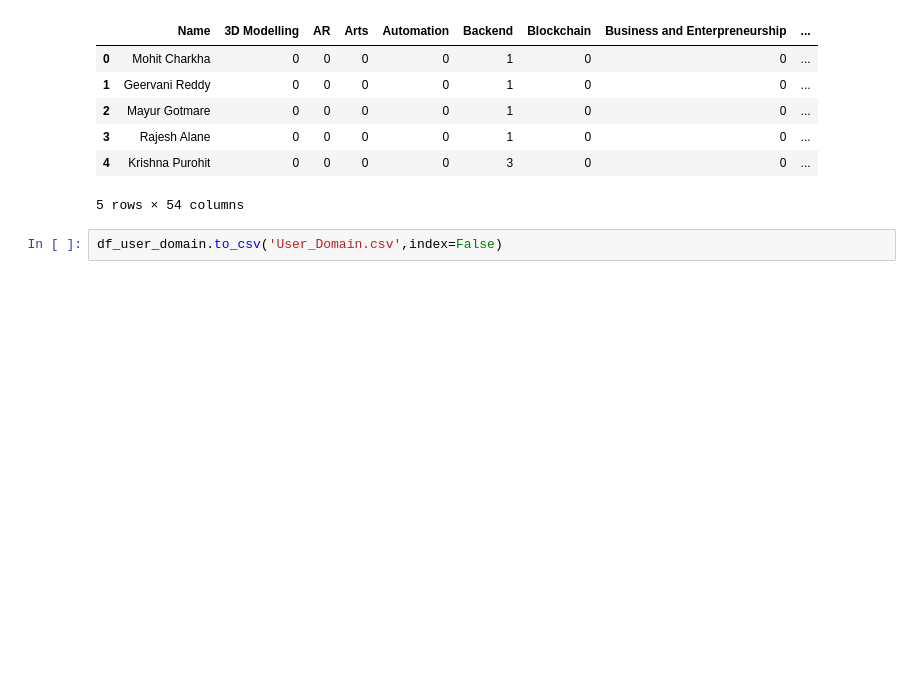
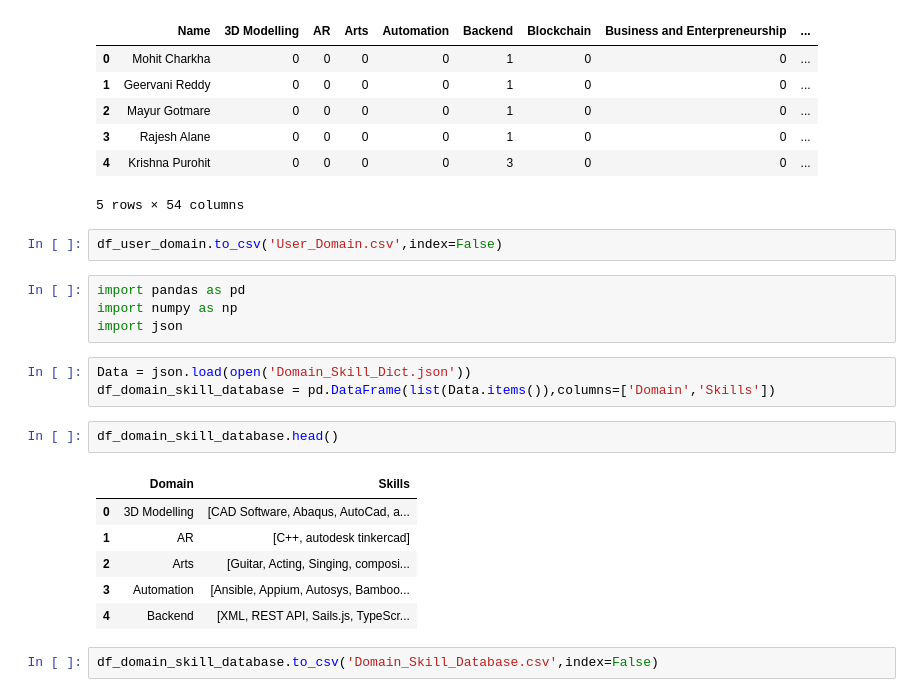
Before and after one commit to Project-Based-Learning-IT/Recommendation-Algorithm, a Jupyter notebook: extractor.ipynb, the cells around one changed output. Cells and saved outputs as stored; diff of their text form; blank space fills up the shorter version.

```diff
--- a/extractor.ipynb
+++ b/extractor.ipynb
@@ -174,3 +174,21 @@ df_user_domain.head()
 5 rows × 54 columns
 # %%
 df_user_domain.to_csv('User_Domain.csv',index=False)
+# %%
+import pandas as pd
+import numpy as np
+import json
+# %%
+Data = json.load(open('Domain_Skill_Dict.json'))
+df_domain_skill_database = pd.DataFrame(list(Data.items()),columns=['Domain','Skills'])
+# %%
+df_domain_skill_database.head()
+# %% [output]
+|  | Domain | Skills |
+| 0 | 3D Modelling | [CAD Software, Abaqus, AutoCad, a... |
+| 1 | AR | [C++, autodesk tinkercad] |
+| 2 | Arts | [Guitar, Acting, Singing, composi... |
+| 3 | Automation | [Ansible, Appium, Autosys, Bamboo... |
+| 4 | Backend | [XML, REST API, Sails.js, TypeScr... |
+# %%
+df_domain_skill_database.to_csv('Domain_Skill_Database.csv',index=False)
```
Also changed, not shown: 1 other file.
